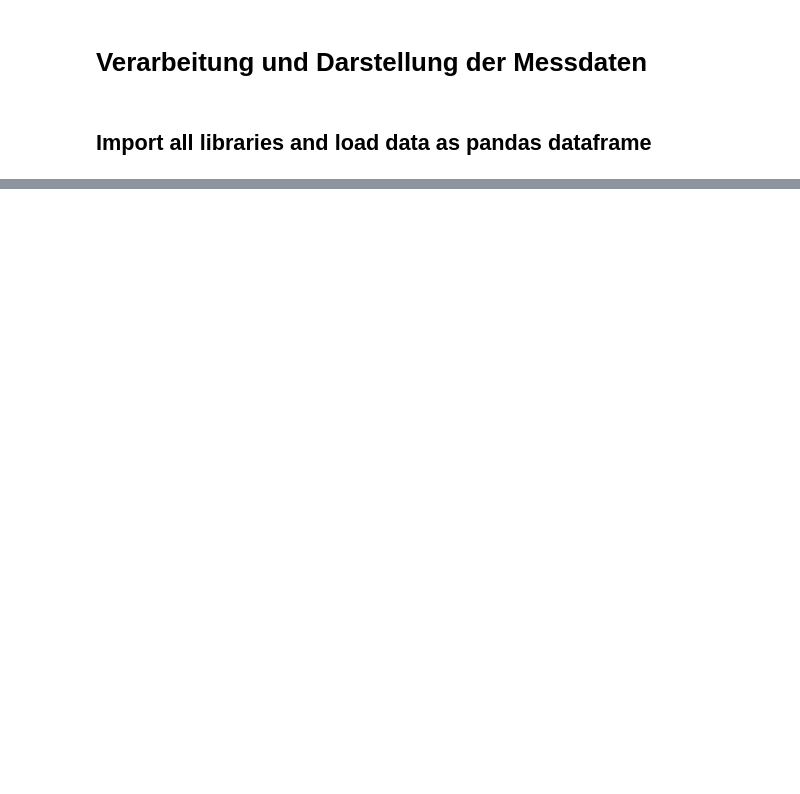
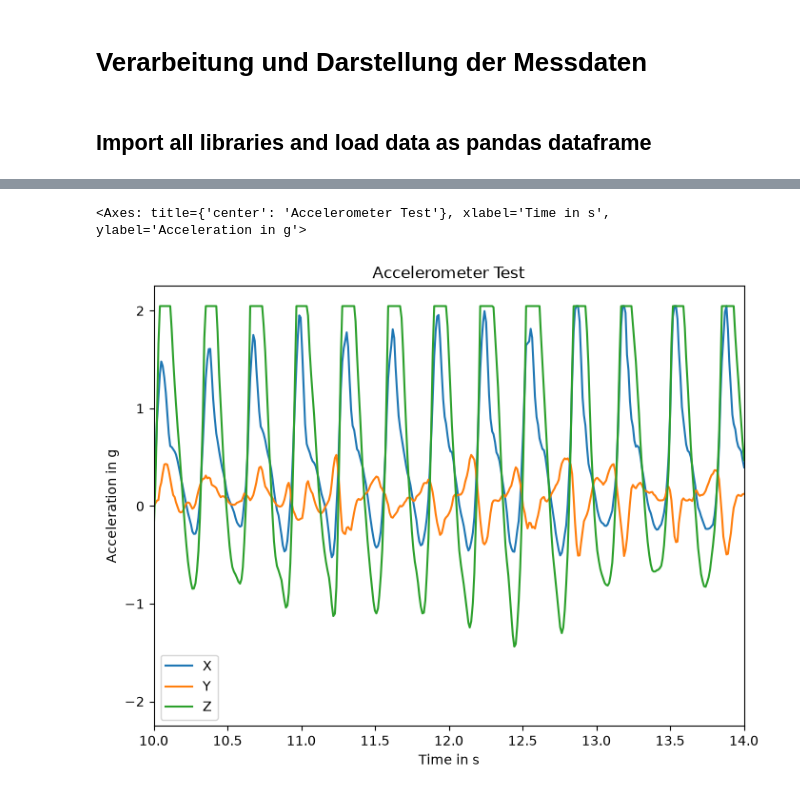
Before and after one commit to P-M16/Labor_Biosignalverarbeitung, a Jupyter notebook: Lab1_Visualisierung_Messdaten.ipynb, the cells around one changed output, grey strips where cells are left out. Saved outputs shown, nothing was run; the diff lists cells and outputs as text; code cells hidden in the pictures; blank space fills up the shorter version.

```diff
--- a/Lab1_Visualisierung_Messdaten.ipynb
+++ b/Lab1_Visualisierung_Messdaten.ipynb
@@ -11,12 +34,24 @@ import matplotlib.pyplot as plot
 # %%
+'''AUFGABE_4_neu'''
 #import recorded .csv Files and store them in a dataframe
 df = pd.read_csv(
     'aufgabe4_neu.csv',
     sep='\t',
     header=None,
     names=['X', 'Y', 'Z', 'Time']
 )
 #convert time from ms into s
 df['Time'] = df['Time'].div(1000)
 #df.head()
+
+#---------------------------------------------------------------------------------------
+# convert acceleration from mg to g
+df[['X', 'Y', 'Z']] /= 1000
+
+# display data
+df.plot(x='Time', y=['X', 'Y', 'Z'], ylabel='Acceleration in g',
+        xlabel='Time in s', figsize=[8, 6], title="Accelerometer Test", xlim=(10, 14))
+# %% [output]
+<Axes: title={'center': 'Accelerometer Test'}, xlabel='Time in s', ylabel='Acceleration in g'>
+[figure, added]
 # %%
```
Also changed, not shown: parts of 4 cells of this notebook, 6 other files.
